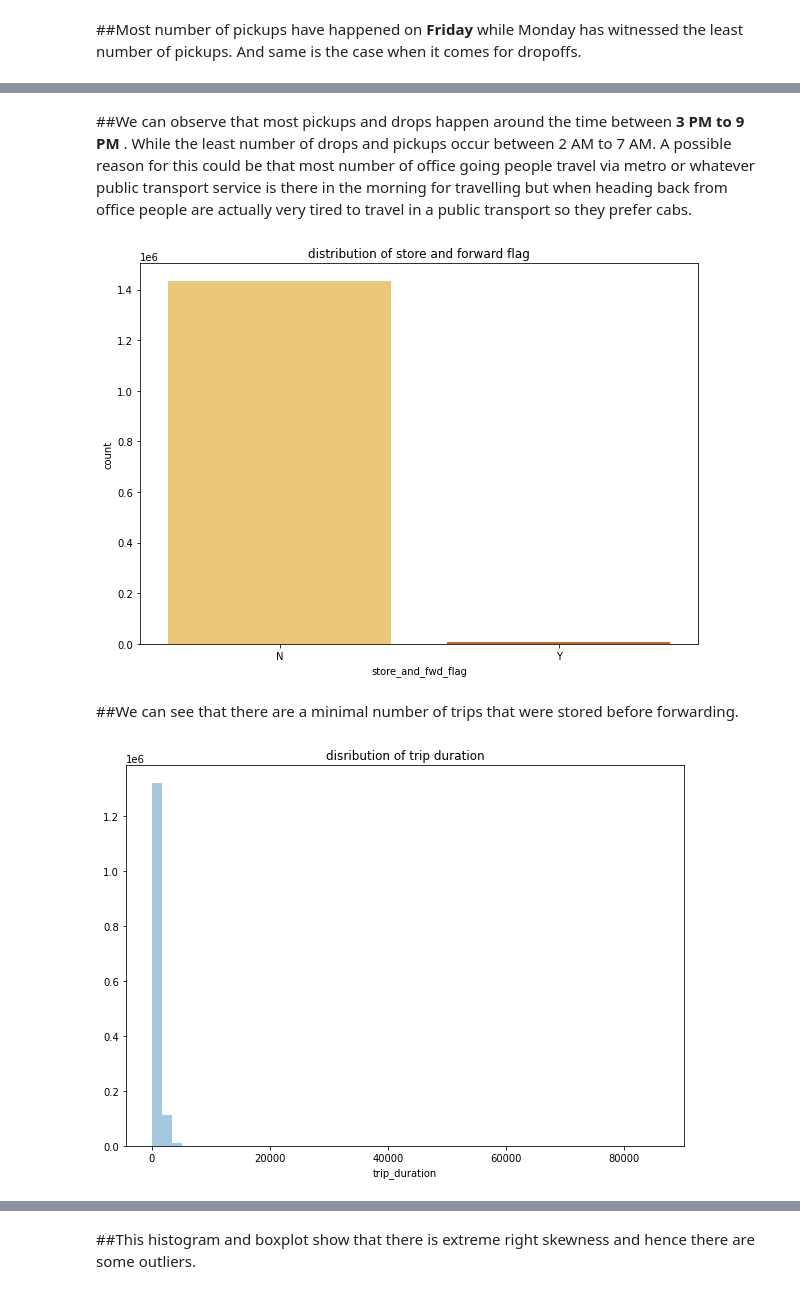
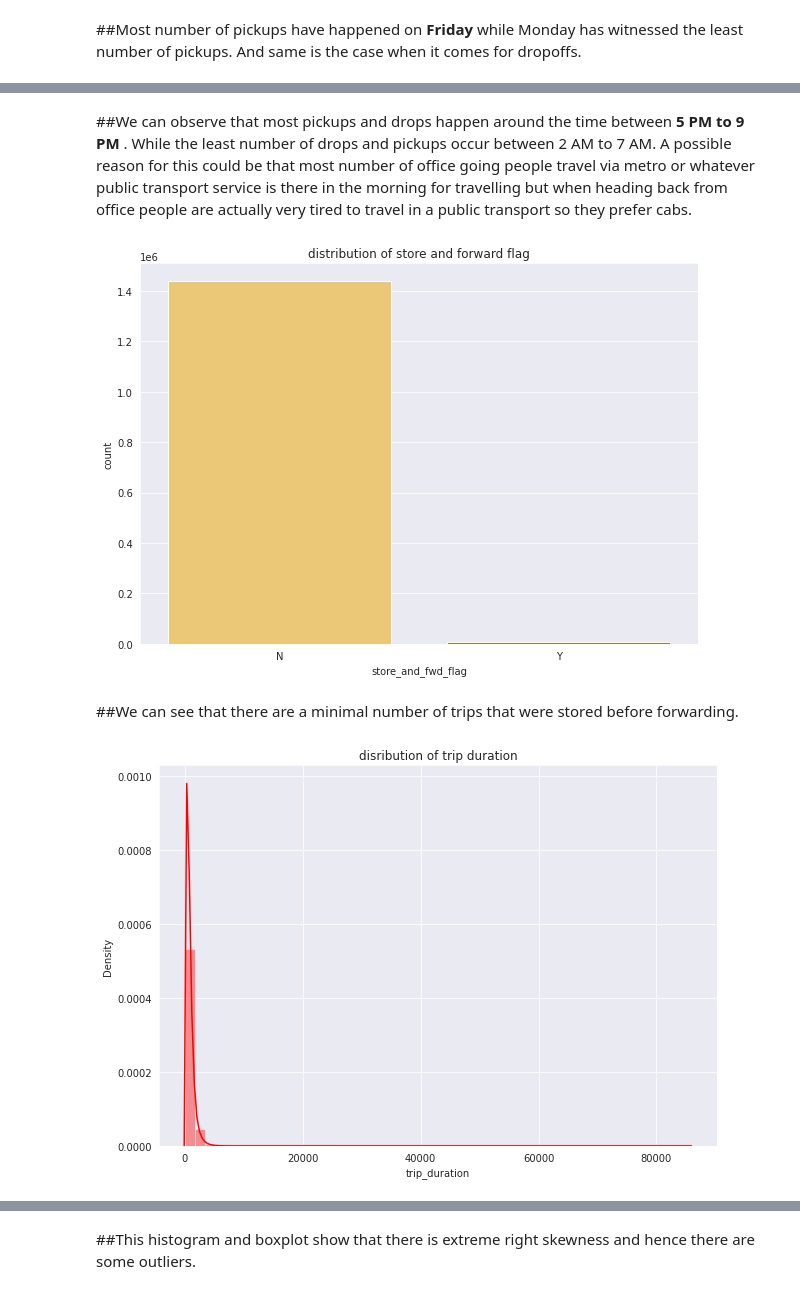
Before and after one commit to skaty5678/NYC-Taxi-Trip-Time-Prediction, a Jupyter notebook: NYC_Taxi_Trip_Time_Prediction_SANJEEV_KUMAR_THAKUR.ipynb, the cells around one changed output, grey strips where cells are left out. Drawn from its saved outputs; the diff is of its cells as text; code cells hidden in the pictures.

```diff
--- a/NYC_Taxi_Trip_Time_Prediction_SANJEEV_KUMAR_THAKUR.ipynb
+++ b/NYC_Taxi_Trip_Time_Prediction_SANJEEV_KUMAR_THAKUR.ipynb
@@ -298,5 +304,6 @@ plt.show()
 # %%
 plt.figure(figsize=(10,7))
+sns.set_style("darkgrid")
 sns.countplot(x='dropff_day',data=df,palette='rocket_r')
 plt.title('Dropoffs done on each day of the week')
 plt.ylabel("total passengers")
@@ -307,7 +314,8 @@ plt.show()
 ##Most number of pickups have happened on **Friday** while Monday has witnessed the least number of pickups. And same is the case when it comes for dropoffs.
 # %%
 plt.figure(figsize=(10,7))
-sns.countplot(x='pickup_hour',data=df,palette="coolwarm")
+sns.set_style("darkgrid")
+sns.countplot(x='pickup_hour',data=df,palette="rocket")
 plt.title('Pickups done by each hour of the day')
 plt.ylabel("total passengers")
 plt.show()
@@ -316,6 +324,7 @@ plt.show()
 # %%
 plt.figure(figsize=(10,7))
-sns.countplot(x='dropff_hour',data=df,palette="coolwarm")
+sns.set_style("darkgrid")
+sns.countplot(x='dropff_hour',data=df,palette="rocket")
 plt.title('Dropoffs done by each hour of the day')
 plt.ylabel("total passengers")
 plt.show()
@@ -324,21 +333,23 @@ plt.show()
 # %% [markdown]
-##We can observe that most pickups and drops happen around the time between **3 PM to 9 PM** . While the least number of drops and pickups occur between 2 AM to 7 AM. A possible reason for this could be that most number of office going people travel via metro or whatever public transport service is there in the morning for travelling but when heading back from office people are actually very tired to travel in a public transport so they prefer cabs.
+##We can observe that most pickups and drops happen around the time between **5 PM to 9 PM** . While the least number of drops and pickups occur between 2 AM to 7 AM. A possible reason for this could be that most number of office going people travel via metro or whatever public transport service is there in the morning for travelling but when heading back from office people are actually very tired to travel in a public transport so they prefer cabs.
 # %%
 plt.figure(figsize=(10,7))
+sns.set_style("darkgrid")
 sns.countplot(x='store_and_fwd_flag',data=df,palette="YlOrBr")
 plt.title('distribution of store and forward flag')
 plt.show()
 # %% [output]
-[figure, old version]
+[figure, new version]
 # %% [markdown]
 ##We can see that there are a minimal number of trips that were stored before forwarding.
 # %%
 plt.figure(figsize=(10,7))
-sns.distplot(df['trip_duration'],kde=False)
+sns.set_style("darkgrid")
+sns.distplot(df['trip_duration'],color="r")
 plt.title('disribution of trip duration')
 plt.show()
 # %% [output]
-[figure, old version]
+[figure, new version]
 # %%
 # Dependent variable 'trip_duration'
 plt.figure(figsize=(10,7))
```
Also changed, not shown: parts of 57 cells of this notebook.
